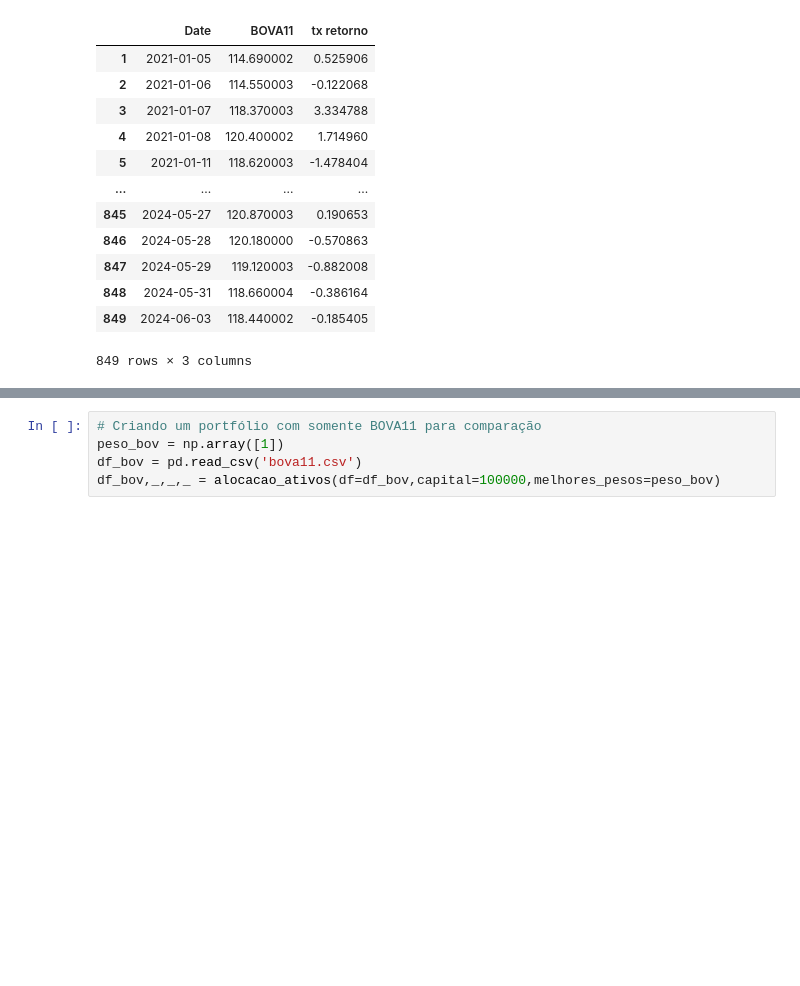
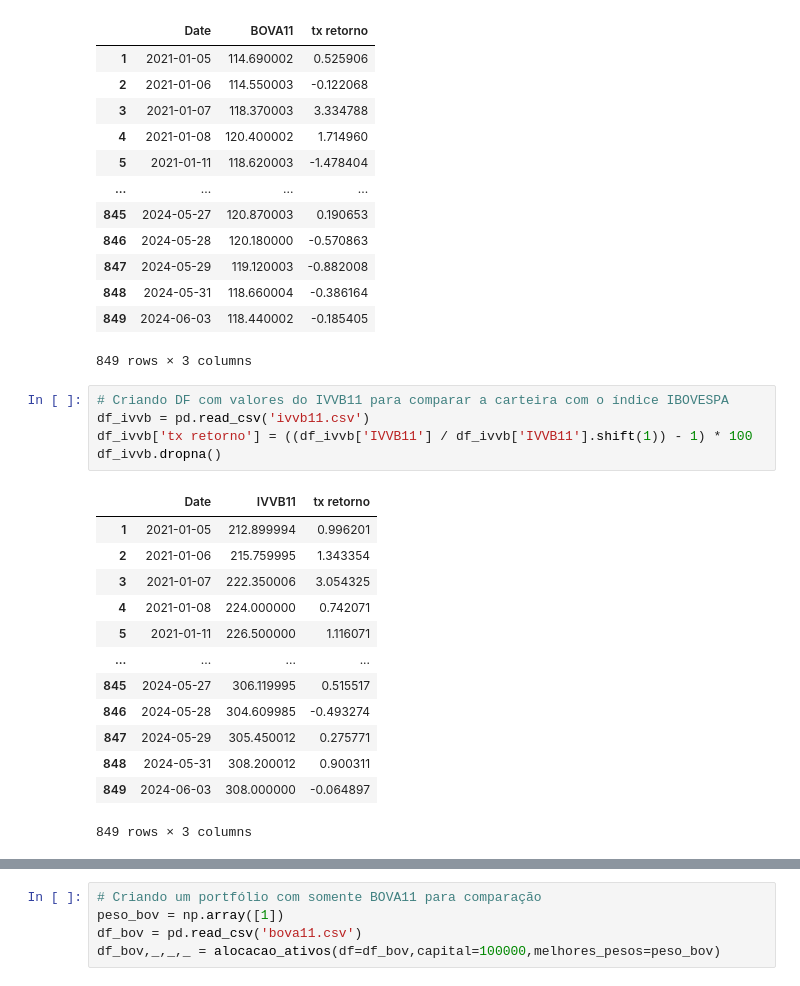
Before and after one commit to victordornelos/otimizacao_portfolio_python, a Jupyter notebook: carteira.ipynb, the cells around one changed output, grey strips where cells are left out. Drawn from its saved outputs; the diff is of its cells as text; blank space fills up the shorter version.

```diff
--- a/carteira.ipynb
+++ b/carteira.ipynb
@@ -272,6 +283,25 @@ df_bov.dropna()
 | 848 | 2024-05-31 | 118.660004 | -0.386164 |
 | 849 | 2024-06-03 | 118.440002 | -0.185405 |
 849 rows × 3 columns
+# %%
+# Criando DF com valores do IVVB11 para comparar a carteira com o índice IBOVESPA
+df_ivvb = pd.read_csv('ivvb11.csv')
+df_ivvb['tx retorno'] = ((df_ivvb['IVVB11'] / df_ivvb['IVVB11'].shift(1)) - 1) * 100
+df_ivvb.dropna()
+# %% [output]
+|  | Date | IVVB11 | tx retorno |
+| 1 | 2021-01-05 | 212.899994 | 0.996201 |
+| 2 | 2021-01-06 | 215.759995 | 1.343354 |
+| 3 | 2021-01-07 | 222.350006 | 3.054325 |
+| 4 | 2021-01-08 | 224.000000 | 0.742071 |
+| 5 | 2021-01-11 | 226.500000 | 1.116071 |
+| ... | ... | ... | ... |
+| 845 | 2024-05-27 | 306.119995 | 0.515517 |
+| 846 | 2024-05-28 | 304.609985 | -0.493274 |
+| 847 | 2024-05-29 | 305.450012 | 0.275771 |
+| 848 | 2024-05-31 | 308.200012 | 0.900311 |
+| 849 | 2024-06-03 | 308.000000 | -0.064897 |
+849 rows × 3 columns
 # %%
 # Comparando as taxas de retornos simples
 tx_anual_M = df_M['tx retorno'].mean() * 246
```
Also changed, not shown: parts of 13 cells of this notebook.
